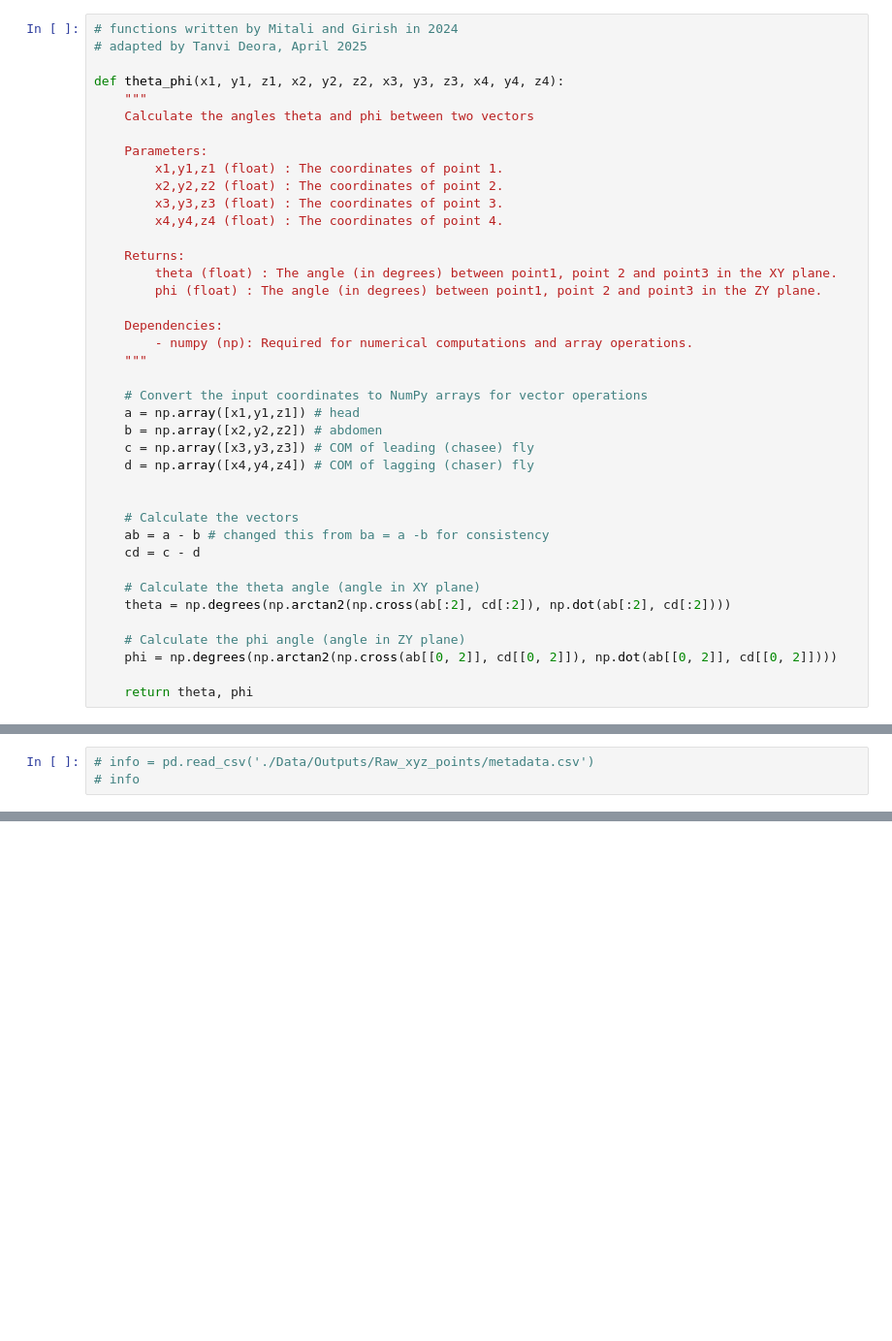
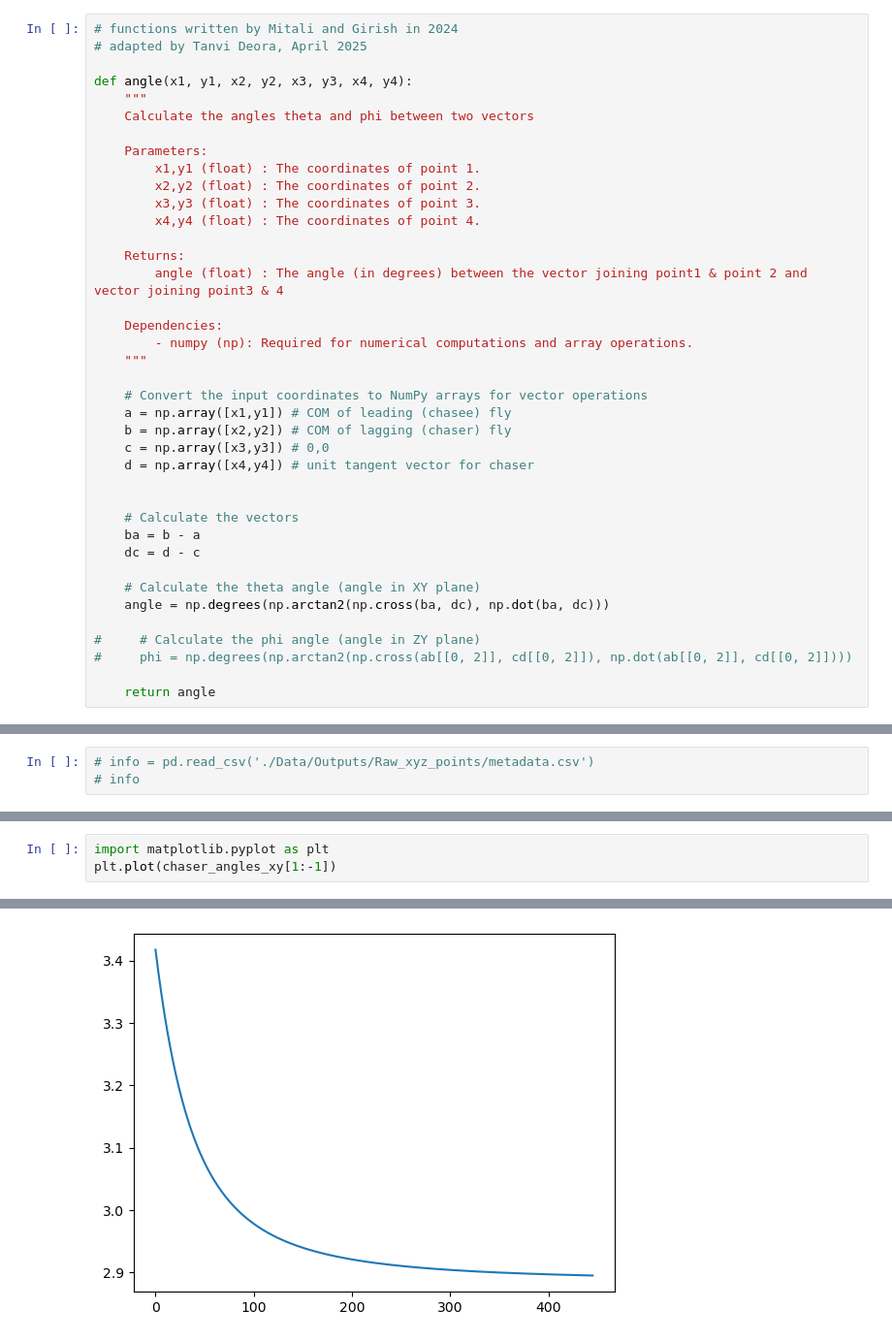
Before and after one commit to TanviDeora/MuscaChase, a Jupyter notebook: MuscaChasingMusca/05b_ErrorAngleAndSpeed_chaseParameters_tangentToCurve.ipynb, the cells around one changed output, grey strips where cells are left out. Shown at 97% size. Drawn from its saved outputs; the diff is of its cells as text; blank space fills up the shorter version.

```diff
--- a/MuscaChasingMusca/05b_ErrorAngleAndSpeed_chaseParameters_tangentToCurve.ipynb
+++ b/MuscaChasingMusca/05b_ErrorAngleAndSpeed_chaseParameters_tangentToCurve.ipynb
@@ -7,42 +7,41 @@ import plotly.graph_objects as go
 # functions written by Mitali and Girish in 2024
 # adapted by Tanvi Deora, April 2025
 
-def theta_phi(x1, y1, z1, x2, y2, z2, x3, y3, z3, x4, y4, z4):
+def angle(x1, y1, x2, y2, x3, y3, x4, y4):
     """
     Calculate the angles theta and phi between two vectors
 
     Parameters:
-        x1,y1,z1 (float) : The coordinates of point 1.
-        x2,y2,z2 (float) : The coordinates of point 2.
-        x3,y3,z3 (float) : The coordinates of point 3.
-        x4,y4,z4 (float) : The coordinates of point 4.
+        x1,y1 (float) : The coordinates of point 1.
+        x2,y2 (float) : The coordinates of point 2.
+        x3,y3 (float) : The coordinates of point 3.
+        x4,y4 (float) : The coordinates of point 4.
 
     Returns:
-        theta (float) : The angle (in degrees) between point1, point 2 and point3 in the XY plane.
-        phi (float) : The angle (in degrees) between point1, point 2 and point3 in the ZY plane.
+        angle (float) : The angle (in degrees) between the vector joining point1 & point 2 and vector joining point3 & 4
 
     Dependencies:
         - numpy (np): Required for numerical computations and array operations.
     """
 
     # Convert the input coordinates to NumPy arrays for vector operations
-    a = np.array([x1,y1,z1]) # head
-    b = np.array([x2,y2,z2]) # abdomen
-    c = np.array([x3,y3,z3]) # COM of leading (chasee) fly
-    d = np.array([x4,y4,z4]) # COM of lagging (chaser) fly
+    a = np.array([x1,y1]) # COM of leading (chasee) fly
+    b = np.array([x2,y2]) # COM of lagging (chaser) fly
+    c = np.array([x3,y3]) # 0,0
+    d = np.array([x4,y4]) # unit tangent vector for chaser
 
 
     # Calculate the vectors
-    ab = a - b # changed this from ba = a -b for consistency
-    cd = c - d
+    ba = b - a
+    dc = d - c
 
     # Calculate the theta angle (angle in XY plane)
-    theta = np.degrees(np.arctan2(np.cross(ab[:2], cd[:2]), np.dot(ab[:2], cd[:2])))
+    angle = np.degrees(np.arctan2(np.cross(ba, dc), np.dot(ba, dc)))
 
-    # Calculate the phi angle (angle in ZY plane)
-    phi = np.degrees(np.arctan2(np.cross(ab[[0, 2]], cd[[0, 2]]), np.dot(ab[[0, 2]], cd[[0, 2]])))
+#     # Calculate the phi angle (angle in ZY plane)
+#     phi = np.degrees(np.arctan2(np.cross(ab[[0, 2]], cd[[0, 2]]), np.dot(ab[[0, 2]], cd[[0, 2]])))
 
-    return theta, phi
+    return angle
 # %%
 # files = glob.glob('./Data/Outputs/Sampled_1k/COM/*_smoothened_*COM.csv')
 files = glob.glob('../dataFolders/MuscaChasingMusca/Outputs\\test_spiral_COM.csv')
@@ -158,0 +214,4 @@ KeyError: "None of [Index(['chaser_head_X', 'chaser_head_Y', 'chaser_head_Z'], d
+# %%
+import matplotlib.pyplot as plt
+plt.plot(chaser_angles_xy[1:-1])
+# %% [output]
@@ -158,0 +219 @@ KeyError: "None of [Index(['chaser_head_X', 'chaser_head_Y', 'chaser_head_Z'], d
+[figure, added]
```
Also changed, not shown: parts of 4 cells of this notebook, 5 other files.
